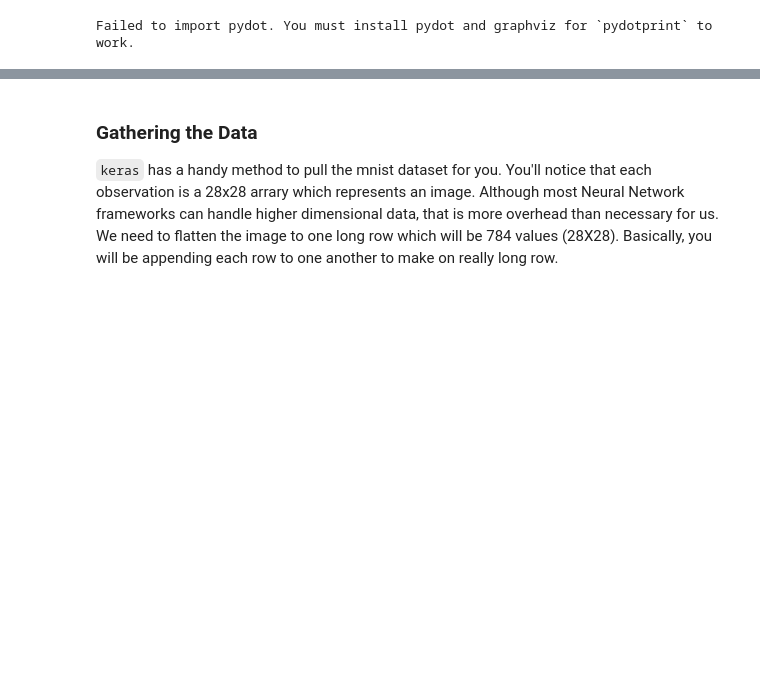
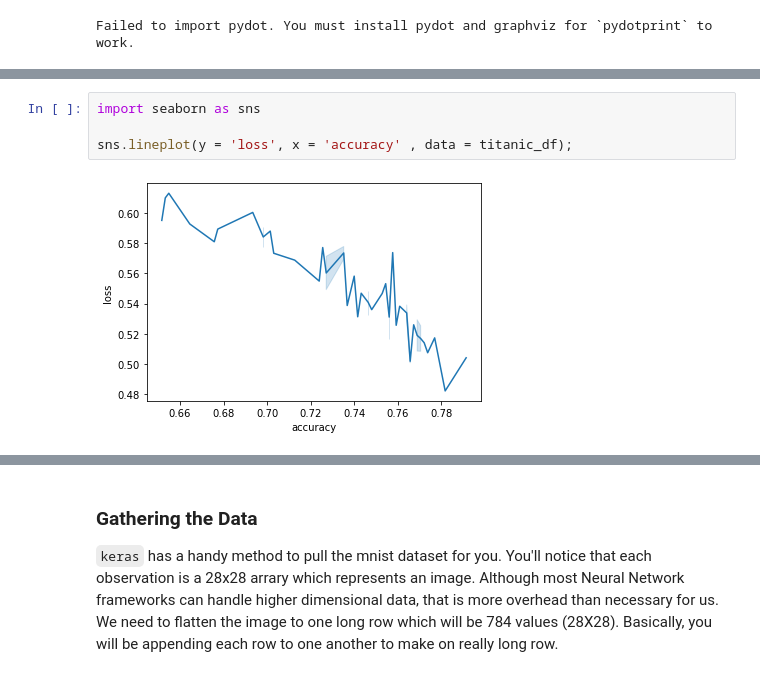
Before and after one commit to JenBanks8585/DS-Unit-4-Sprint-2-Neural-Networks, a Jupyter notebook: module2-backpropagation/LS_DS_422_Backprop_Assignment.ipynb, the cells around one changed output, grey strips where cells are left out. Saved outputs shown, nothing was run; the diff lists cells and outputs as text; blank space fills up the shorter version.

```diff
--- a/module2-backpropagation/LS_DS_422_Backprop_Assignment.ipynb
+++ b/module2-backpropagation/LS_DS_422_Backprop_Assignment.ipynb
@@ -178,0 +180,6 @@ Epoch 100/100
+# %%
+import seaborn as sns
+
+sns.lineplot(y = 'loss', x = 'accuracy' , data = titanic_df);
+# %% [output]
+[figure, added]
```
Also changed, not shown: parts of 62 cells of this notebook.
